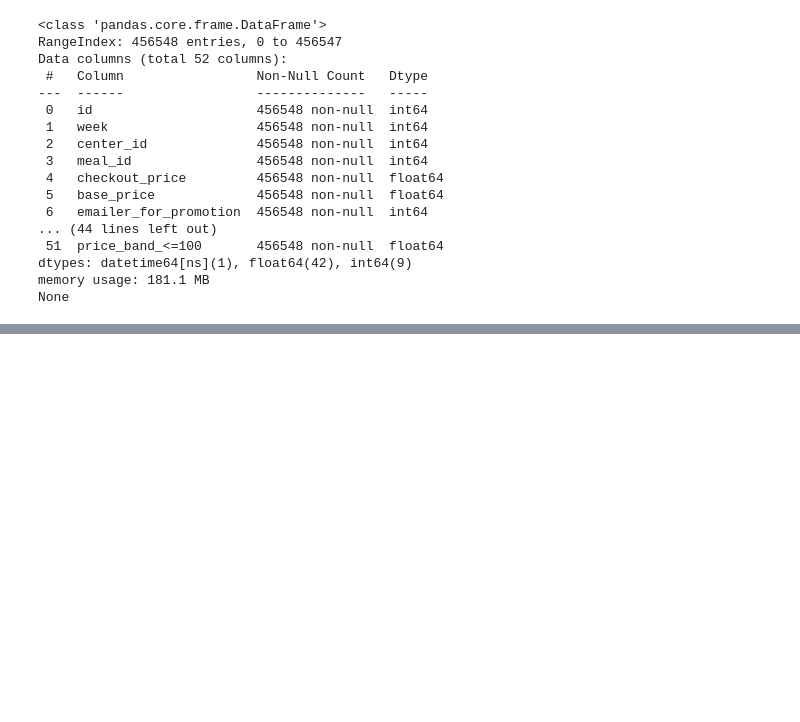
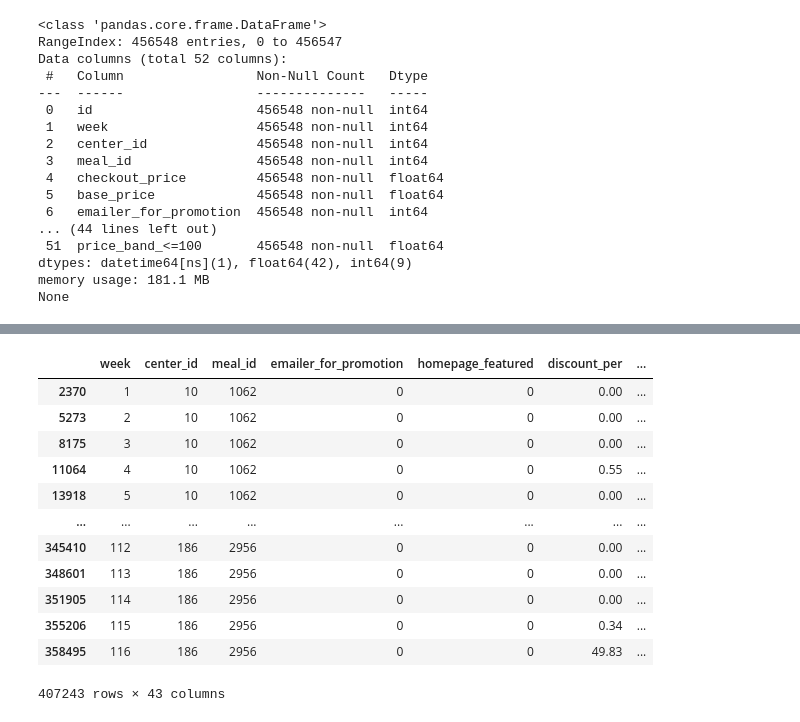
Before and after one commit to am1t-verma/AI_Demand_Forecasting_and_Inventory_Optimization, a Jupyter notebook: eda_food_demand_forecasting_v1.ipynb, the cells around one changed output, grey strips where cells are left out. Saved outputs shown, nothing was run; the diff lists cells and outputs as text; code cells hidden in the pictures; blank space fills up the shorter version.

```diff
--- a/eda_food_demand_forecasting_v1.ipynb
+++ b/eda_food_demand_forecasting_v1.ipynb
@@ -696,0 +765,33 @@ None
+# %%
+import re
+
+X_train.columns = (
+    X_train.columns
+    .astype(str)
+    .str.replace(r'[^a-zA-Z0-9_]', '', regex=True)
+)
+
+X_test.columns = (
+    X_test.columns
+    .astype(str)
+    .str.replace(r'[^a-zA-Z0-9_]', '', regex=True)
+)
+
+# in random forest and xgboot col name should be in a-z, A-Z, 0-9, _ only these char allowed
+# to exclude the %, < these char ....
+# %%
+X_train
+# %% [output]
+|  | week | center_id | meal_id | emailer_for_promotion | homepage_featured | discount_per | ... |
+| 2370 | 1 | 10 | 1062 | 0 | 0 | 0.00 | ... |
+| 5273 | 2 | 10 | 1062 | 0 | 0 | 0.00 | ... |
+| 8175 | 3 | 10 | 1062 | 0 | 0 | 0.00 | ... |
+| 11064 | 4 | 10 | 1062 | 0 | 0 | 0.55 | ... |
+| 13918 | 5 | 10 | 1062 | 0 | 0 | 0.00 | ... |
+| ... | ... | ... | ... | ... | ... | ... | ... |
+| 345410 | 112 | 186 | 2956 | 0 | 0 | 0.00 | ... |
+| 348601 | 113 | 186 | 2956 | 0 | 0 | 0.00 | ... |
+| 351905 | 114 | 186 | 2956 | 0 | 0 | 0.00 | ... |
+| 355206 | 115 | 186 | 2956 | 0 | 0 | 0.34 | ... |
+| 358495 | 116 | 186 | 2956 | 0 | 0 | 49.83 | ... |
+407243 rows × 43 columns
```
Also changed, not shown: parts of 29 cells of this notebook.
